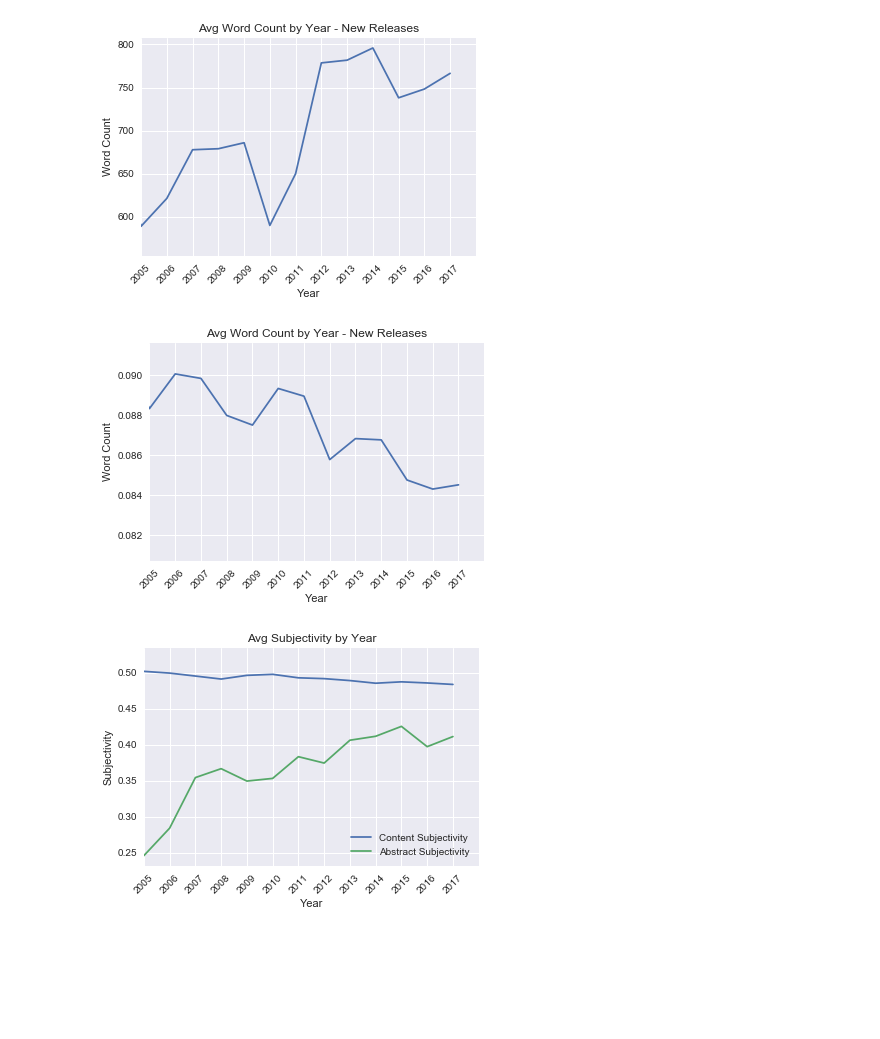
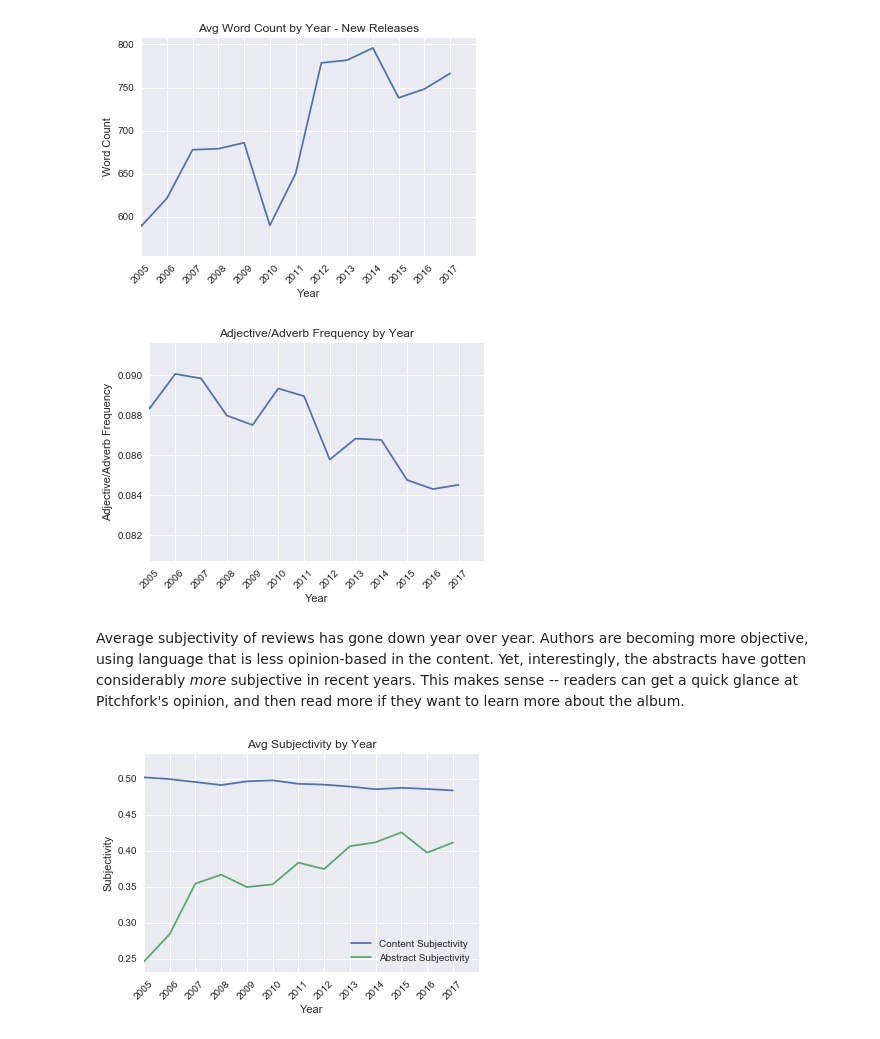
Before and after one commit to andrewjbashford/GalvanizeCapstone, a Jupyter notebook: EDA.ipynb, the cells around one changed output. Cells and saved outputs as stored; diff of their text form; code cells hidden in the pictures; blank space fills up the shorter version.

```diff
--- a/EDA.ipynb
+++ b/EDA.ipynb
@@ -463,14 +371,16 @@ plt.show()
 # %%
 plt.plot(df_new['pub_year'].unique()[::-1], df_new.groupby('pub_year')['adj_freq'].mean())
 
 plt.xticks(years, rotation=45)
 plt.xlim(2005, 2018)
 plt.xlabel('Year')
-plt.ylabel('Word Count')
-plt.title('Avg Word Count by Year - New Releases')
+plt.ylabel('Adjective/Adverb Frequency')
+plt.title('Adjective/Adverb Frequency by Year')
 plt.show()
 # %% [output]
-[figure, old version]
+[figure, new version]
+# %% [markdown]
+Average subjectivity of reviews has gone down year over year. Authors are becoming more objective, using language that is less opinion-based in the content. Yet, interestingly, the abstracts have gotten considerably *more* subjective in recent years. This makes sense -- readers can get a quick glance at Pitchfork's opinion, and then read more if they want to learn more about the album.
 # %%
 plt.plot(df['pub_year'].unique()[::-1], df.groupby('pub_year')['cont_subjectivity'].mean(), label='Content Subjectivity')
 plt.plot(df['pub_year'].unique()[::-1], df.groupby('pub_year')['abs_subjectivity'].mean(), label='Abstract Subjectivity')
```
Also changed, not shown: parts of 23 cells of this notebook, 2 other files.
